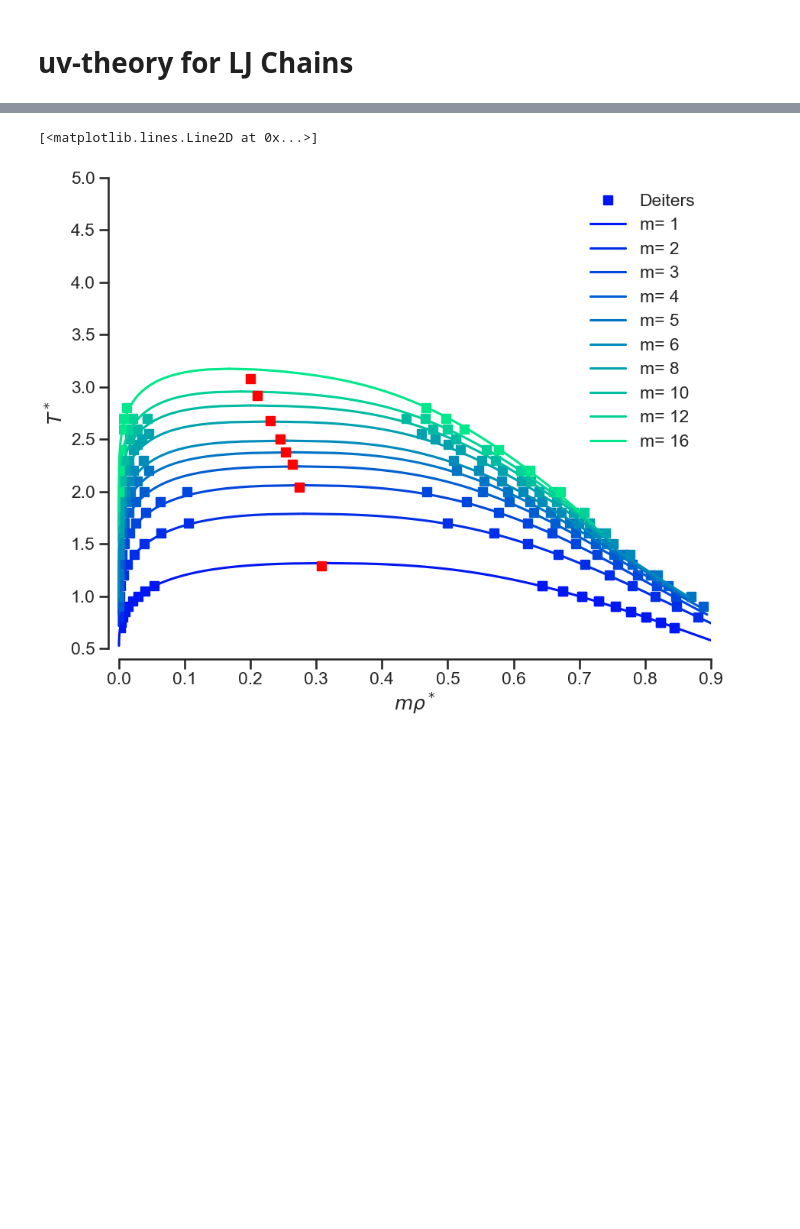
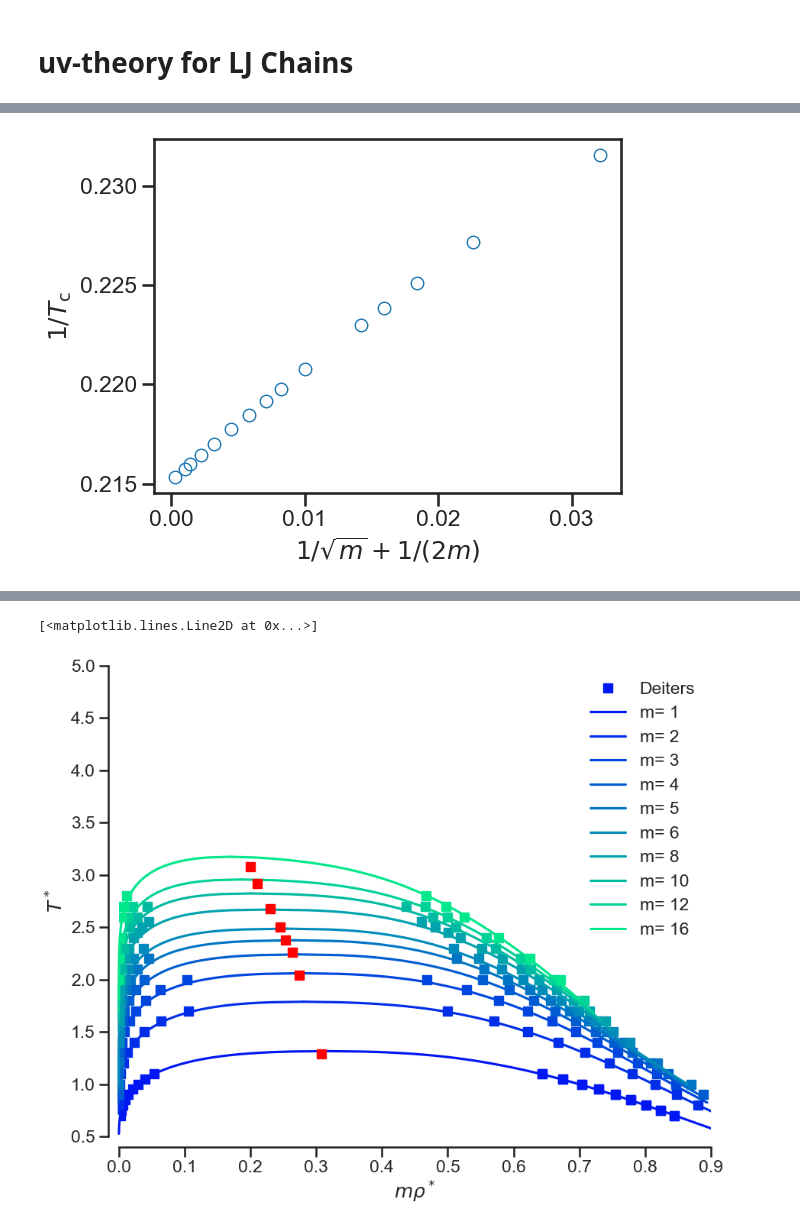
Before and after one commit to thijsvanwesten/feos, a Jupyter notebook: examples/uvchains/PureChains.ipynb, the cells around one changed output, grey strips where cells are left out. Saved outputs shown, nothing was run; the diff lists cells and outputs as text; code cells hidden in the pictures; blank space fills up the shorter version.

```diff
--- a/examples/uvchains/PureChains.ipynb
+++ b/examples/uvchains/PureChains.ipynb
@@ -34,0 +66,26 @@ deiters_cp = pd.DataFrame(data)
+# %%
+# for mi in np.linspace(1,150):
+
+results = [];
+# for mi in [2,3,4,5,6,7,8,9,10,15,20,25,30,40,50,60,120,240,480,920,1640,3280,
+for mi in [1000,2000,3000,4000,5000,10000,15000,20000,30000,50000,100000,200000,500000,
+           1000000,10000000]:
+
+
+    parameters = UVParameters.new_simple(mi, rep, att, sigma, epsilon_k)
+    eos = EquationOfState.uvtheory(parameters,  max_eta=0.5,
+                                   perturbation=Perturbation.WeeksChandlerAndersenTPT,
+                                   virial_order=VirialOrder.Second,
+                                   # combination_rule=CombinationRule.OneFluidPsi
+                                  )
+    state_cp = State.critical_point(eos, initial_temperature=epsilon_k * 50 * KELVIN)
+
+    print(mi,mi*state_cp.density/(1/(NAV*(sigma*ANGSTROM)**3)))
+
+    results.append((mi,
+                    state_cp.temperature/KELVIN,
+                    mi*state_cp.density/(1/(NAV*(sigma*ANGSTROM)**3)),
+                    state_cp.density/(1/(NAV*(sigma*ANGSTROM)**3))))
+
+
+df_crit = pd.DataFrame(results,columns=["m","Tc","rho_s_c","rho_c"]);
@@ -34,0 +108,8 @@ deiters_cp = pd.DataFrame(data)
+# %%
+plt.plot(1/np.sqrt(df_crit["m"])+0.5/df_crit["m"],1/df_crit["Tc"],'o',mfc='None')
+plt.ylabel(r'$1/T_{\rm c}$')
+plt.xlabel(r'$1/\sqrt{m} + 1/(2m)$')
+plt.tight_layout()
+plt.savefig('Schultz_Flory_LJchains.pdf')
+# %% [output]
+[figure, added]
```
Also changed, not shown: parts of 18 cells of this notebook, 9 other files.
